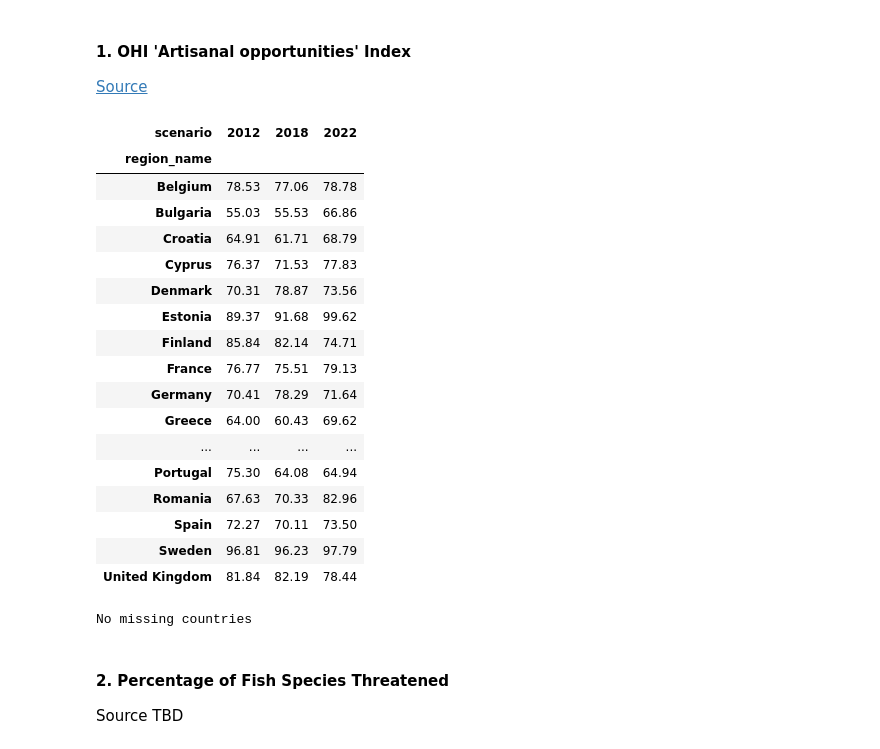
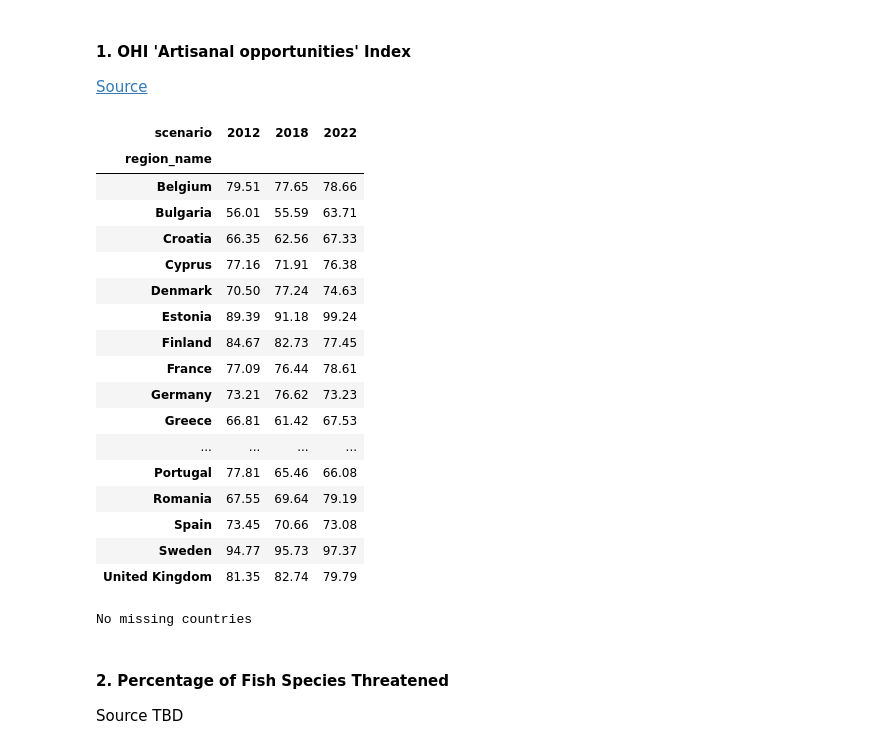
Before and after one commit to isaldiviagonzatti/sdg14, a Jupyter notebook: code/exploreSDG14.ipynb, the cells around one changed output. Cells and saved outputs as stored; diff of their text form; code cells hidden in the pictures.

```diff
--- a/code/exploreSDG14.ipynb
+++ b/code/exploreSDG14.ipynb
@@ -572,6 +586,9 @@ mpa = pd.read_csv("../data/API_ER.MRN.PTMR.ZS_DS2.csv", skiprows=4)
 mpa = mpa[mpa["Country Name"].isin(countries)].set_index("Country Name")
 mpa = mpa.dropna(axis=1, how="all")
 mpa = mpa.drop(["Country Code", "Indicator Name", "Indicator Code"], axis=1)
+#display all rows
+pd.set_option("display.max_rows", None)
+mpa
 mpa = (mpa / 0.3).round(2)  # dis-ref with target 30%
 mpa[mpa > 100] = 100
 mpa.sort_index(inplace=True)
@@ -1033,38 +1083,38 @@ We use two indicators:
 # %%
 # OHI 'Artisanal opportunities' Index
 # https://oceanhealthindex.org/global-scores/data-download/
 
 ohiArt = pd.read_csv("../data/scoresOHI.csv")
 ohiArt = ohiArt[ohiArt["region_name"].isin(countries)]
 ohiArt = ohiArt[
-    (ohiArt.long_goal == "Artisanal opportunities") & (ohiArt.dimension == "score")
+    (ohiArt.long_goal == "Artisanal opportunities") & (ohiArt.dimension == "status")
 ]
 ohiArt = ohiArt.pivot_table(
     columns="scenario", index="region_name", values="value", aggfunc="mean"
 )
 
 ohiArt[[2012, 2018, 2022]]
 
 missingCountries(ohiArt)
 # %% [output]
 | scenario | 2012 | 2018 | 2022 |
 | region_name |  |  |  |
-| Belgium | 78.53 | 77.06 | 78.78 |
-| Bulgaria | 55.03 | 55.53 | 66.86 |
-| Croatia | 64.91 | 61.71 | 68.79 |
-| Cyprus | 76.37 | 71.53 | 77.83 |
-| Denmark | 70.31 | 78.87 | 73.56 |
-| Estonia | 89.37 | 91.68 | 99.62 |
-| Finland | 85.84 | 82.14 | 74.71 |
-| France | 76.77 | 75.51 | 79.13 |
-| Germany | 70.41 | 78.29 | 71.64 |
-| Greece | 64.00 | 60.43 | 69.62 |
+| Belgium | 79.51 | 77.65 | 78.66 |
+| Bulgaria | 56.01 | 55.59 | 63.71 |
+| Croatia | 66.35 | 62.56 | 67.33 |
+| Cyprus | 77.16 | 71.91 | 76.38 |
+| Denmark | 70.50 | 77.24 | 74.63 |
+| Estonia | 89.39 | 91.18 | 99.24 |
+| Finland | 84.67 | 82.73 | 77.45 |
+| France | 77.09 | 76.44 | 78.61 |
+| Germany | 73.21 | 76.62 | 73.23 |
+| Greece | 66.81 | 61.42 | 67.53 |
 | ... | ... | ... | ... |
-| Portugal | 75.30 | 64.08 | 64.94 |
-| Romania | 67.63 | 70.33 | 82.96 |
-| Spain | 72.27 | 70.11 | 73.50 |
-| Sweden | 96.81 | 96.23 | 97.79 |
-| United Kingdom | 81.84 | 82.19 | 78.44 |
+| Portugal | 77.81 | 65.46 | 66.08 |
+| Romania | 67.55 | 69.64 | 79.19 |
+| Spain | 73.45 | 70.66 | 73.08 |
+| Sweden | 94.77 | 95.73 | 97.37 |
+| United Kingdom | 81.35 | 82.74 | 79.79 |
 No missing countries
 # %% [markdown]
 #### 2. Percentage of Fish Species Threatened
```
Also changed, not shown: parts of 16 cells of this notebook, 1 other file.
